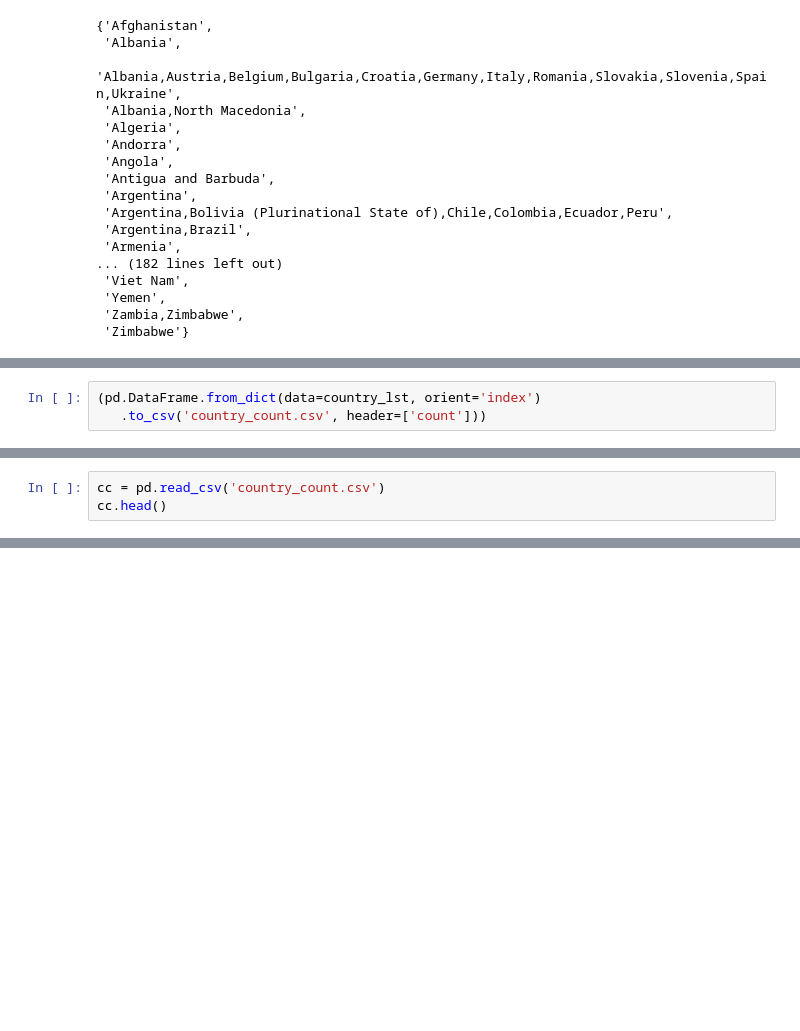
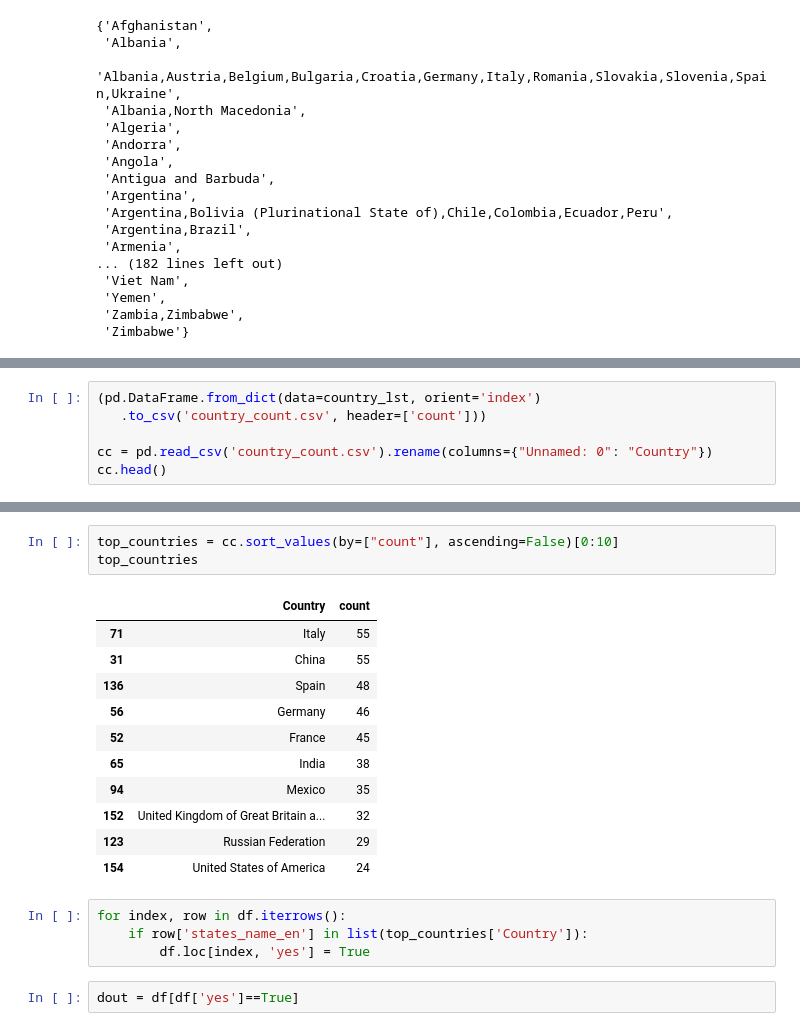
Before and after one commit to elam22/FIT3179-Visualisation-2, a Jupyter notebook: a2/data/Untitled.ipynb, the cells around one changed output, grey strips where cells are left out. Drawn from its saved outputs; the diff is of its cells as text; blank space fills up the shorter version.

```diff
--- a/a2/data/Untitled.ipynb
+++ b/a2/data/Untitled.ipynb
@@ -79,3 +51,6 @@ for index, row in df.iterrows():
 # %%
 (pd.DataFrame.from_dict(data=country_lst, orient='index')
    .to_csv('country_count.csv', header=['count']))
+
+cc = pd.read_csv('country_count.csv').rename(columns={"Unnamed: 0": "Country"})
+cc.head()
@@ -87,3 +63,0 @@ NameError: name 'pd' is not defined
-# %%
-cc = pd.read_csv('country_count.csv')
-cc.head()
@@ -122,0 +105,21 @@ cd.to_csv('country_count_2.csv', index=False)
+# %%
+top_countries = cc.sort_values(by=["count"], ascending=False)[0:10]
+top_countries
+# %% [output]
+|  | Country | count |
+| 71 | Italy | 55 |
+| 31 | China | 55 |
+| 136 | Spain | 48 |
+| 56 | Germany | 46 |
+| 52 | France | 45 |
+| 65 | India | 38 |
+| 94 | Mexico | 35 |
+| 152 | United Kingdom of Great Britain a... | 32 |
+| 123 | Russian Federation | 29 |
+| 154 | United States of America | 24 |
+# %%
+for index, row in df.iterrows():
+    if row['states_name_en'] in list(top_countries['Country']):
+        df.loc[index, 'yes'] = True
+# %%
+dout = df[df['yes']==True]
```
Also changed, not shown: parts of 22 cells of this notebook, 7 other files.
